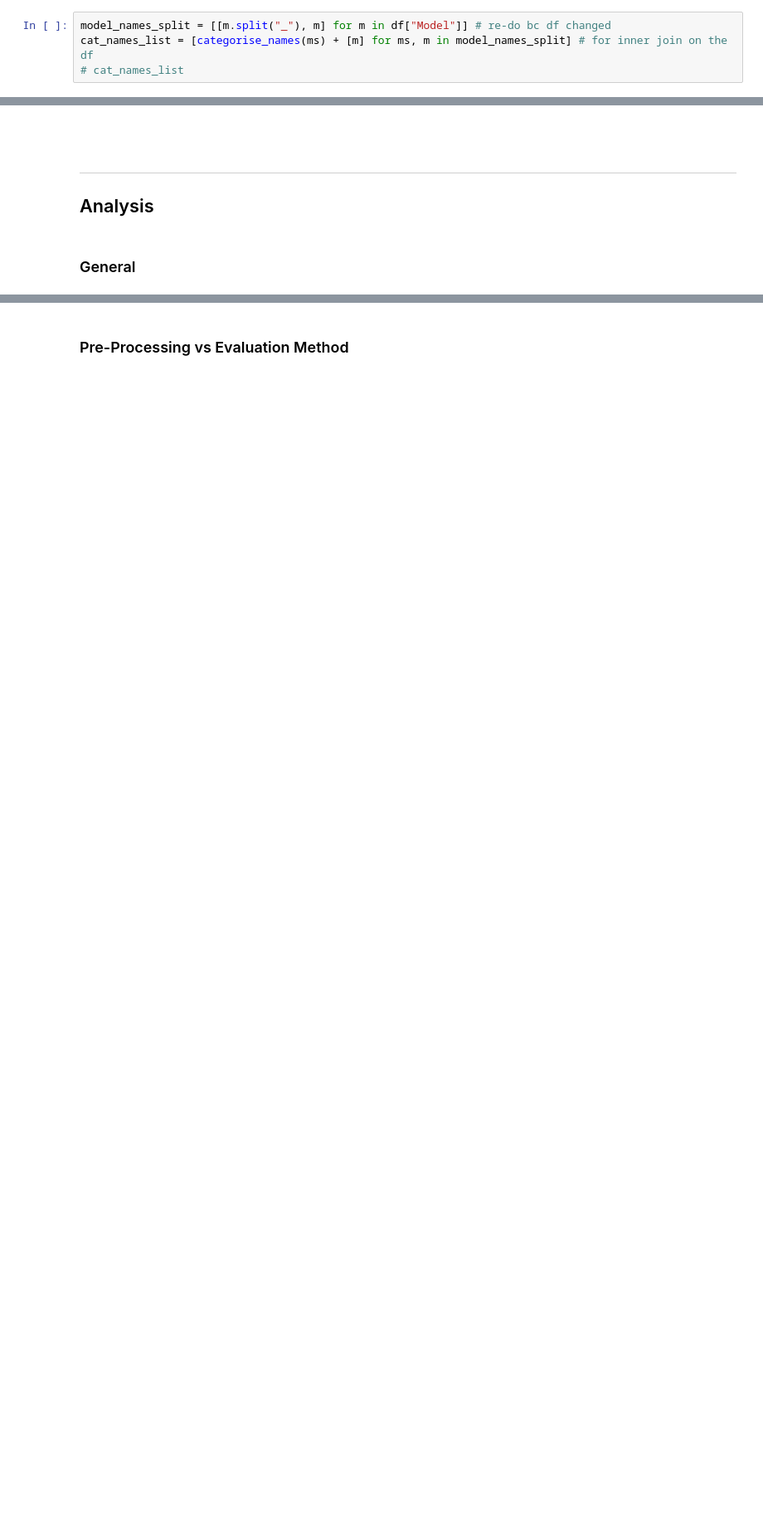
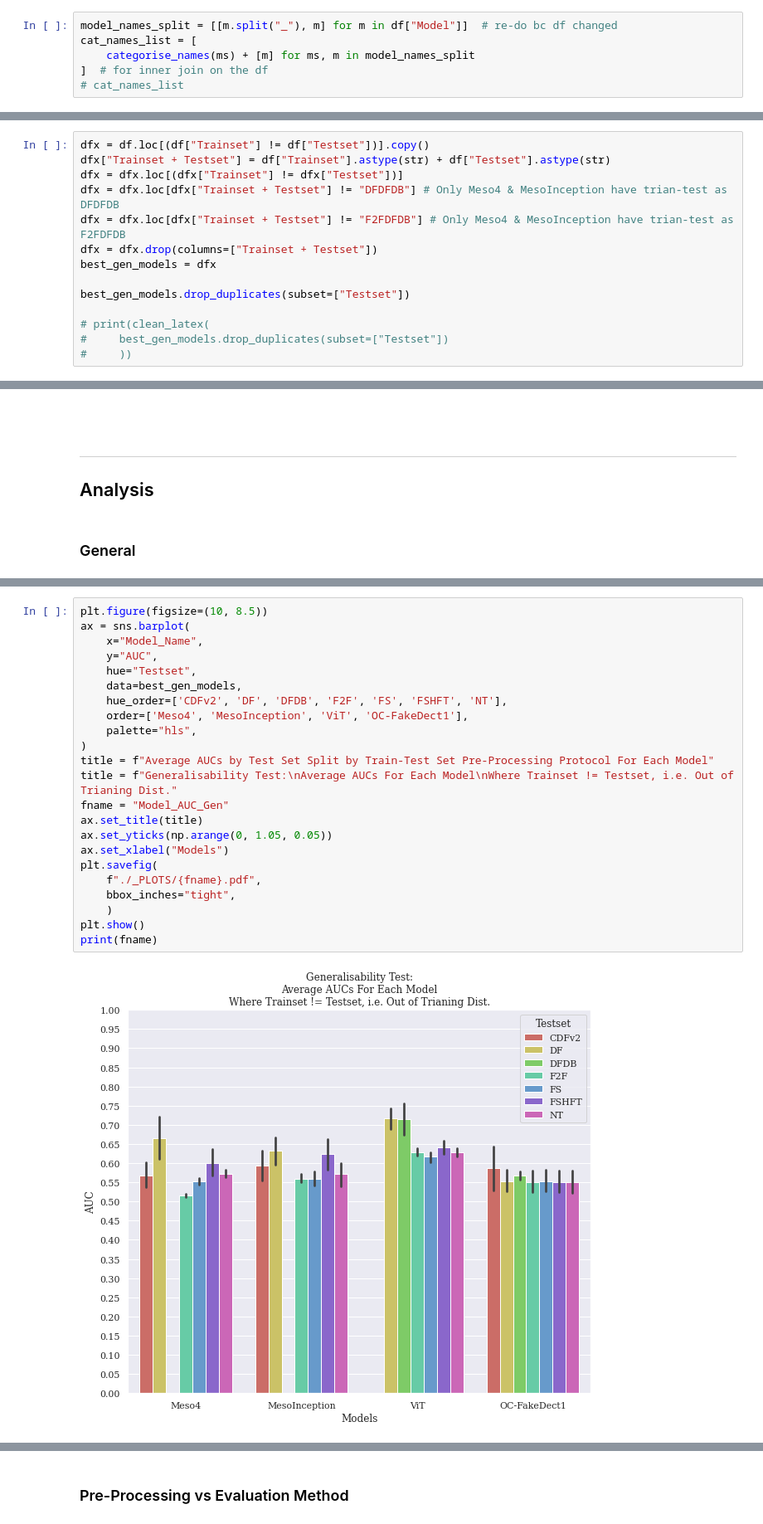
Before and after one commit to zsxkib/MInf-2.0-DeepFake-Detection, a Jupyter notebook: Collate_Results.ipynb, the cells around one changed output, grey strips where cells are left out. Shown: that part at 83% size. Saved outputs shown, nothing was run; the diff lists cells and outputs as text; blank space fills up the shorter version.

```diff
--- a/Collate_Results.ipynb
+++ b/Collate_Results.ipynb
@@ -161,5 +194,7 @@ set([m.split("_")[2] for m in df["Model"]])
 # %%
-model_names_split = [[m.split("_"), m] for m in df["Model"]] # re-do bc df changed
-cat_names_list = [categorise_names(ms) + [m] for ms, m in model_names_split] # for inner join on the df
+model_names_split = [[m.split("_"), m] for m in df["Model"]]  # re-do bc df changed
+cat_names_list = [
+    categorise_names(ms) + [m] for ms, m in model_names_split
+]  # for inner join on the df
 # cat_names_list
 # %%
@@ -311,0 +285,14 @@ best_ocfds
+# %%
+dfx = df.loc[(df["Trainset"] != df["Testset"])].copy()
+dfx["Trainset + Testset"] = df["Trainset"].astype(str) + df["Testset"].astype(str)
+dfx = dfx.loc[(dfx["Trainset"] != dfx["Testset"])]
+dfx = dfx.loc[dfx["Trainset + Testset"] != "DFDFDB"] # Only Meso4 & MesoInception have trian-test as DFDFDB
+dfx = dfx.loc[dfx["Trainset + Testset"] != "F2FDFDB"] # Only Meso4 & MesoInception have trian-test as F2FDFDB
+dfx = dfx.drop(columns=["Trainset + Testset"])
+best_gen_models = dfx
+
+best_gen_models.drop_duplicates(subset=["Testset"])
+
+# print(clean_latex(
+#     best_gen_models.drop_duplicates(subset=["Testset"])
+#     ))
@@ -335,0 +340,25 @@ plt.show()
+# %%
+plt.figure(figsize=(10, 8.5))
+ax = sns.barplot(
+    x="Model_Name",
+    y="AUC",
+    hue="Testset",
+    data=best_gen_models,
+    hue_order=['CDFv2', 'DF', 'DFDB', 'F2F', 'FS', 'FSHFT', 'NT'],
+    order=['Meso4', 'MesoInception', 'ViT', 'OC-FakeDect1'],
+    palette="hls",
+)
+title = f"Average AUCs by Test Set Split by Train-Test Set Pre-Processing Protocol For Each Model"
+title = f"Generalisability Test:\nAverage AUCs For Each Model\nWhere Trainset != Testset, i.e. Out of Trianing Dist."
+fname = "Model_AUC_Gen"
+ax.set_title(title)
+ax.set_yticks(np.arange(0, 1.05, 0.05))
+ax.set_xlabel("Models")
+plt.savefig(
+    f"./_PLOTS/{fname}.pdf",
+    bbox_inches="tight",
+    )
+plt.show()
+print(fname)
+# %% [output]
+[figure, added]
```
Also changed, not shown: parts of 42 cells of this notebook.
